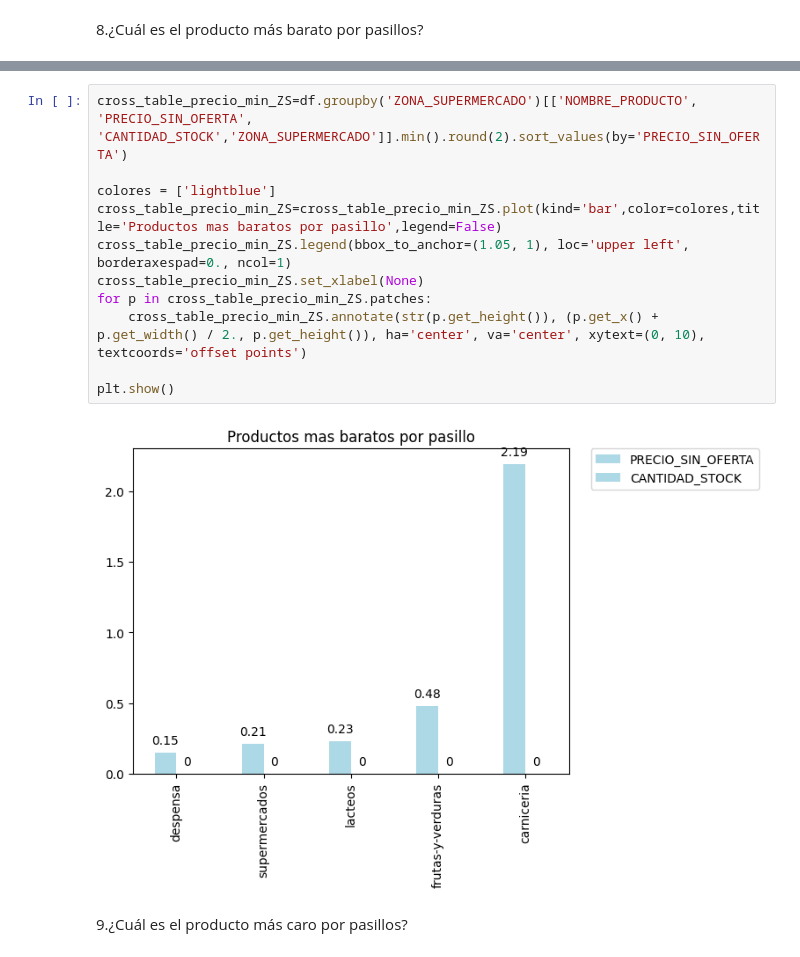
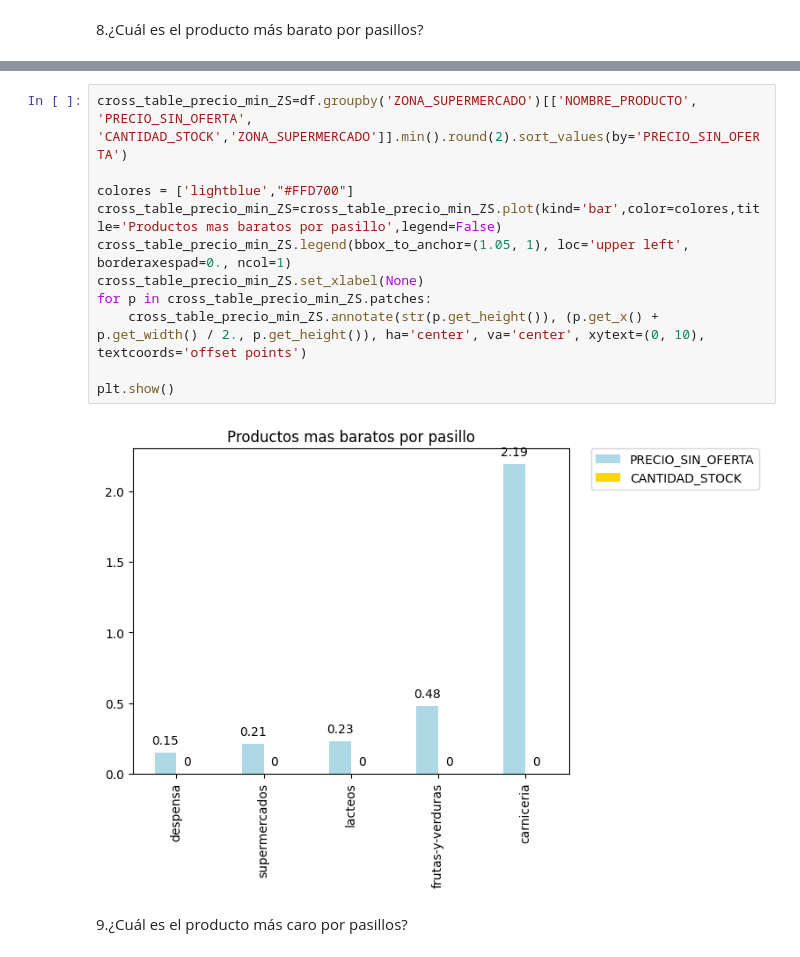
Before and after one commit to Bubu52/AMACOR_SUPERMARKET, a Jupyter notebook: Preguntas resueltas v.1.1.ipynb, the cells around one changed output, grey strips where cells are left out. Saved outputs shown, nothing was run; the diff lists cells and outputs as text.

```diff
--- a/Preguntas resueltas v.1.1.ipynb
+++ b/Preguntas resueltas v.1.1.ipynb
@@ -308,16 +306,16 @@ df.groupby('NUM_PASILLOS')[['NOMBRE_PRODUCTO','PRECIO_SIN_OFERTA','CANTIDAD_STOC
 # %%
 cross_table_precio_min_ZS=df.groupby('ZONA_SUPERMERCADO')[['NOMBRE_PRODUCTO', 'PRECIO_SIN_OFERTA', 'CANTIDAD_STOCK','ZONA_SUPERMERCADO']].min().round(2).sort_values(by='PRECIO_SIN_OFERTA')
 
-colores = ['lightblue']
+colores = ['lightblue',"#FFD700"]
 cross_table_precio_min_ZS=cross_table_precio_min_ZS.plot(kind='bar',color=colores,title='Productos mas baratos por pasillo',legend=False)
 cross_table_precio_min_ZS.legend(bbox_to_anchor=(1.05, 1), loc='upper left', borderaxespad=0., ncol=1)
 cross_table_precio_min_ZS.set_xlabel(None)
 for p in cross_table_precio_min_ZS.patches:
     cross_table_precio_min_ZS.annotate(str(p.get_height()), (p.get_x() + p.get_width() / 2., p.get_height()), ha='center', va='center', xytext=(0, 10), textcoords='offset points')
 
 plt.show()
 # %% [output]
-[figure, old version]
+[figure, new version]
 # %% [markdown]
 9.¿Cuál es el producto más caro por pasillos?
 # %%
```
Also changed, not shown: parts of 3 cells of this notebook.
